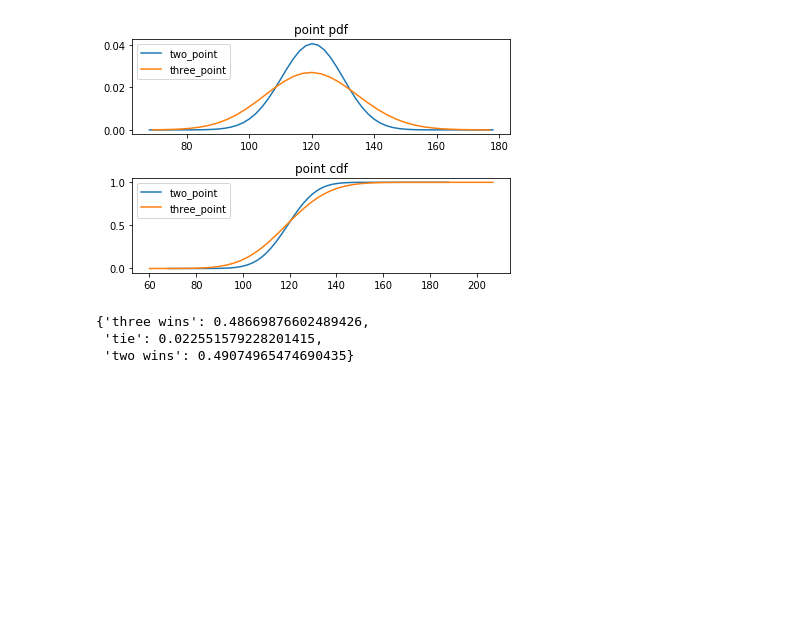
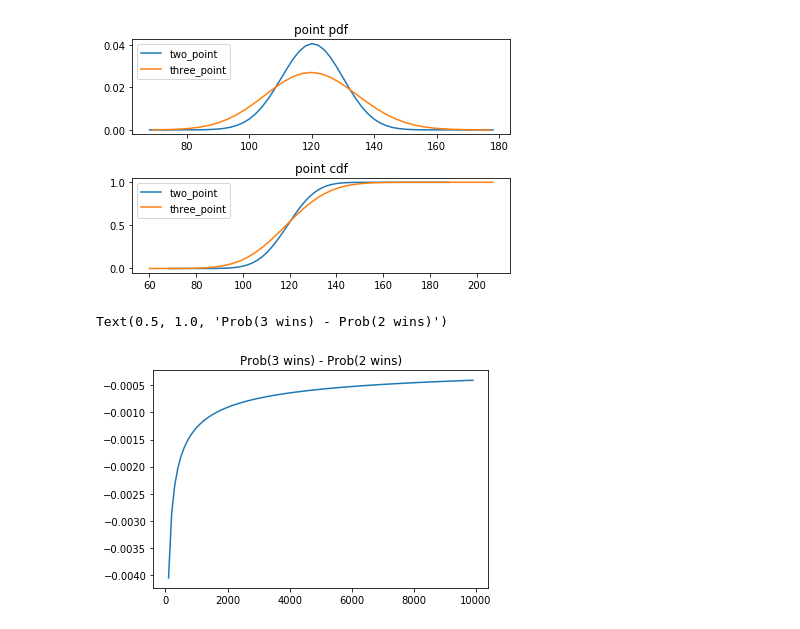
Before and after one commit to jplotkin21/examples, a Jupyter notebook: example_basketball.ipynb, the cells around one changed output. Saved outputs shown, nothing was run; the diff lists cells and outputs as text; code cells hidden in the pictures; blank space fills up the shorter version.

```diff
--- a/example_basketball.ipynb
+++ b/example_basketball.ipynb
@@ -58,7 +59,7 @@ def game_outcome_probabilities(shot_attempts, prob_three, prob_two):
         prob_two (float): probability of score for the two point taking team
 
     Returns:
-        float: probability that team 3 beats team 2
+        dict: {'three wins': float, 'tie': float, 'two wins': float}
     """
     prob_three_wins = 0
     prob_tie = 0
@@ -75,13 +76,16 @@ def game_outcome_probabilities(shot_attempts, prob_three, prob_two):
         two_make_cdf = binom.cdf(max_two_made_still_lose, shot_attempts, prob_two)
         prob_three_wins = prob_three_wins + two_make_cdf * prob_made_threes
 
-        res = {'three wins': prob_three_wins,
-               'tie': prob_tie,
-               'two wins': 1 - prob_three_wins - prob_tie}
+    res = {'three wins': prob_three_wins,
+           'tie': prob_tie,
+           'two wins': 1 - prob_three_wins - prob_tie}
     return res
-# %%
-game_outcome_probabilities(100, 0.4, 0.6)
-# %% [output]
-{'three wins': 0.48669876602489426,
- 'tie': 0.022551579228201415,
- 'two wins': 0.49074965474690435}
+# %%
+shot_attempts = np.arange(0, 10000, 100)
+probs = [game_outcome_probabilities(shots, 0.4, 0.6) for shots in shot_attempts]
+prob_differential = [prob['three wins'] - prob['two wins'] for prob in probs]
+plt.plot(shot_attempts[1:], prob_differential[1:])
+plt.title('Prob(3 wins) - Prob(2 wins)')
+# %% [output]
+Text(0.5, 1.0, 'Prob(3 wins) - Prob(2 wins)')
+[figure, added]
```
Also changed, not shown: parts of 1 cell of this notebook, 1 other file.
